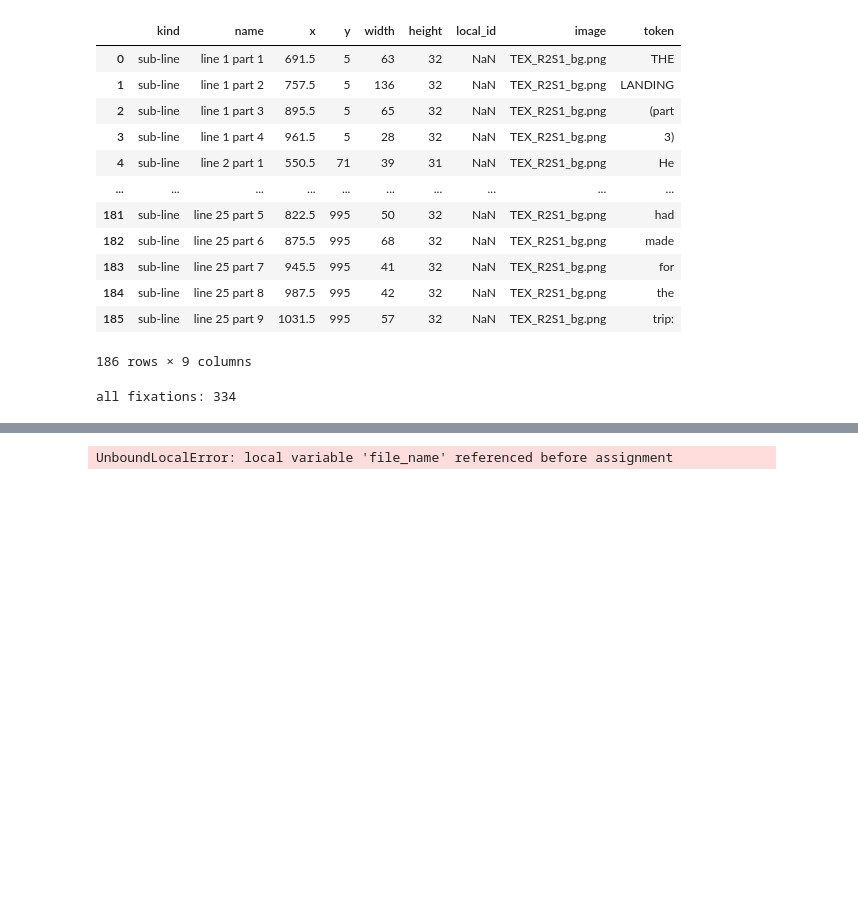
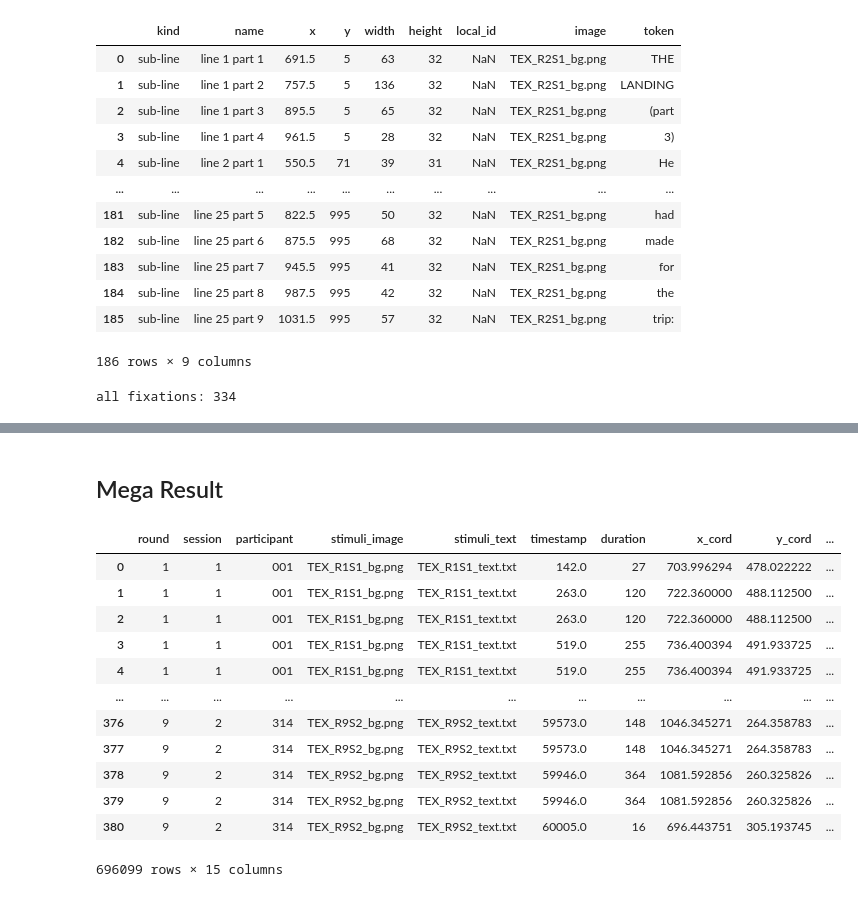
Before and after one commit to sdotpeng/EMIB, a Jupyter notebook: GazeBase.ipynb, the cells around one changed output, grey strips where cells are left out. Drawn from its saved outputs; the diff is of its cells as text; code cells hidden in the pictures; blank space fills up the shorter version.

```diff
--- a/GazeBase.ipynb
+++ b/GazeBase.ipynb
@@ -65,3 +62,0 @@ df.to_csv('Hit Test Result.csv')
-# %%
-pixel_data = ff.process_GazeBase('S_2001_S1_TEX.csv')
-fixations, saccades = ff.filter_fixations(pixel_data)
@@ -81,2 +62,0 @@ test_trial.draw_trial('', draw_saccade=False, draw_aoi=True)
-# %%
-aoi = emtk.find_aoi(image='TEX_R2S1_bg.png', image_path='')
@@ -87,5 +63,2 @@ emtk.draw_aoi(aoi, image='TEX_R2S1_bg.png', image_path='')
-# %%
-aoi_token = emtk.add_tokens_to_AOIs(file_path='', aois_raw=aoi)
-aoi_token
-# %% [output]
-UnboundLocalError: local variable 'file_name' referenced before assignment
+# %% [markdown]
+## Mega Result
@@ -91,0 +67,11 @@ UnboundLocalError: local variable 'file_name' referenced before assignment
+# %%
+import os
+import pandas as pd
+
+file_lst = []
+
+tex_file_path = 'datasets/GazeBase_TEX/TEX/'
+for r, d, f in os.walk(tex_file_path):
+    for file_name in f:
+        if file_name.endswith('TEX.csv'):
+            file_lst.append(tex_file_path + file_name)
@@ -91,0 +138,19 @@ UnboundLocalError: local variable 'file_name' referenced before assignment
+# %%
+mega_result.replace('THIE', 'THE').replace('thie', 'the')
+
+datatype = {'round' : str, 'session' : str, 'participant' : str, 'duration' : 'int64', 'aoi_y' : 'float64', 'aoi_width' : 'float64', 'aoi_height' : 'float64', 'length' : 'int64'}
+mega_result.astype(datatype)
+# %% [output]
+|  | round | session | participant | stimuli_image | stimuli_text | timestamp | duration | x_cord | y_cord | ... |
+| 0 | 1 | 1 | 001 | TEX_R1S1_bg.png | TEX_R1S1_text.txt | 142.0 | 27 | 703.996294 | 478.022222 | ... |
+| 1 | 1 | 1 | 001 | TEX_R1S1_bg.png | TEX_R1S1_text.txt | 263.0 | 120 | 722.360000 | 488.112500 | ... |
+| 2 | 1 | 1 | 001 | TEX_R1S1_bg.png | TEX_R1S1_text.txt | 263.0 | 120 | 722.360000 | 488.112500 | ... |
+| 3 | 1 | 1 | 001 | TEX_R1S1_bg.png | TEX_R1S1_text.txt | 519.0 | 255 | 736.400394 | 491.933725 | ... |
+| 4 | 1 | 1 | 001 | TEX_R1S1_bg.png | TEX_R1S1_text.txt | 519.0 | 255 | 736.400394 | 491.933725 | ... |
+| ... | ... | ... | ... | ... | ... | ... | ... | ... | ... | ... |
+| 376 | 9 | 2 | 314 | TEX_R9S2_bg.png | TEX_R9S2_text.txt | 59573.0 | 148 | 1046.345271 | 264.358783 | ... |
+| 377 | 9 | 2 | 314 | TEX_R9S2_bg.png | TEX_R9S2_text.txt | 59573.0 | 148 | 1046.345271 | 264.358783 | ... |
+| 378 | 9 | 2 | 314 | TEX_R9S2_bg.png | TEX_R9S2_text.txt | 59946.0 | 364 | 1081.592856 | 260.325826 | ... |
+| 379 | 9 | 2 | 314 | TEX_R9S2_bg.png | TEX_R9S2_text.txt | 59946.0 | 364 | 1081.592856 | 260.325826 | ... |
+| 380 | 9 | 2 | 314 | TEX_R9S2_bg.png | TEX_R9S2_text.txt | 60005.0 | 16 | 696.443751 | 305.193745 | ... |
+696099 rows × 15 columns
```
Also changed, not shown: parts of 26 cells of this notebook, 17 other files.
